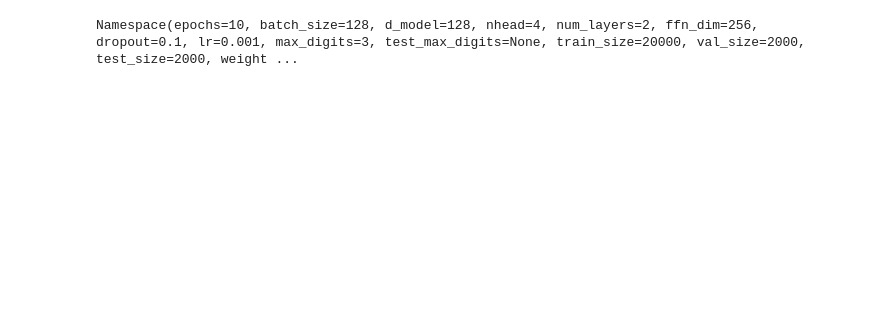
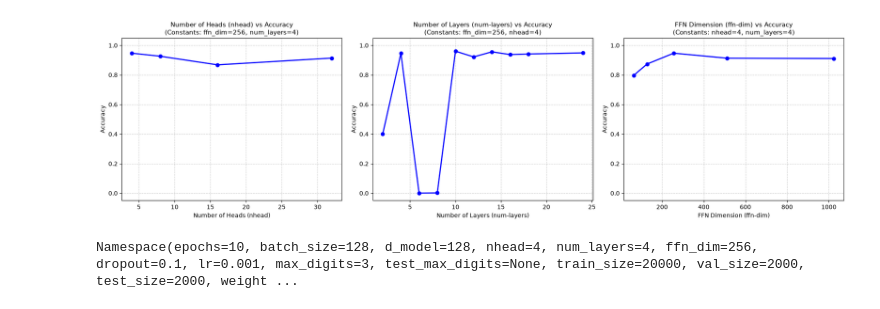
Before and after one commit to Skoishi/Transformer_test, a Jupyter notebook: a2/scripts/Transformer_test.ipynb, the cells around one changed output. Cells and saved outputs as stored; diff of their text form; code cells hidden in the pictures; blank space fills up the shorter version.

Commit message:
test_update_with graph

```diff
--- a/a2/scripts/Transformer_test.ipynb
+++ b/a2/scripts/Transformer_test.ipynb
@@ -14,3 +126,48 @@ from train_mlp import *
+# %%
+import matplotlib.pyplot as plt
+
+# Data definitions
+data_nhead = {
+    "constants": {"ffn_dim": 256, "num_layers": 4},
+    "x": [4, 8, 16, 32],
+    "acc": [0.9472, 0.9264, 0.8683, 0.9142],
+    "xlabel": "Number of Heads (nhead)"
+}
+
+data_num_layers = {
+    "constants": {"ffn_dim": 256, "nhead": 4},
+    "x": [2, 4, 6, 8, 10, 12, 14, 16, 18, 24],
+    "acc": [0.3998, 0.9472, 0.0000, 0.0013, 0.9606, 0.9219, 0.9564, 0.9378, 0.9416, 0.9491],
+    "xlabel": "Number of Layers (num-layers)"
+}
+
+data_ffn_dim = {
+    "constants": {"nhead": 4, "num_layers": 4},
+    "x": [64, 128, 256, 512, 1024],
+    "acc": [0.7964, 0.8738, 0.9472, 0.9133, 0.9111],
+    "xlabel": "FFN Dimension (ffn-dim)"
+}
+
+dataset = [data_nhead, data_num_layers, data_ffn_dim]
+
+# Plotting 3 subplots side-by-side
+fig, axes = plt.subplots(1, 3, figsize=(18, 5))
+
+for ax, d in zip(axes, dataset):
+    # Construct title string from constants
+    const_str = ", ".join([f"{k}={v}" for k, v in d["constants"].items()])
+
+    ax.plot(d["x"], d["acc"], marker='o', color='b', linewidth=2)
+    ax.set_title(f"{d['xlabel']} vs Accuracy\n(Constants: {const_str})", fontsize=11)
+    ax.set_xlabel(d["xlabel"], fontsize=10)
+    ax.set_ylabel("Accuracy", fontsize=10)
+    ax.set_ylim(-0.05, 1.05)
+    ax.grid(True, linestyle='--', alpha=0.6)
+
+plt.tight_layout()
+plt.show()
+# %% [output]
+[figure, added]
 # %%
 import argparse
 
@@ -45,6 +202,9 @@ args_list = [
     "--train-size", "20000",
     "--val-size", "2000",
     "--test-size", "2000",
+    "--ffn-dim","256",
+    "--nhead","4",
+    "--num-layers","4",
 ]
 
 
@@ -54,7 +214,7 @@ args = parser.parse_args(args_list)
 # Access your arguments as usual
 print(args)
 # %% [output]
-Namespace(epochs=10, batch_size=128, d_model=128, nhead=4, num_layers=2, ffn_dim=256, dropout=0.1, lr=0.001, max_digits=3, test_max_digits=None, train_size=20000, val_size=2000, test_size=2000, weight ...
+Namespace(epochs=10, batch_size=128, d_model=128, nhead=4, num_layers=4, ffn_dim=256, dropout=0.1, lr=0.001, max_digits=3, test_max_digits=None, train_size=20000, val_size=2000, test_size=2000, weight ...
 # %%
 
 set_seed(args.seed)
```
Also changed, not shown: parts of 2 cells of this notebook, 1 other file.
